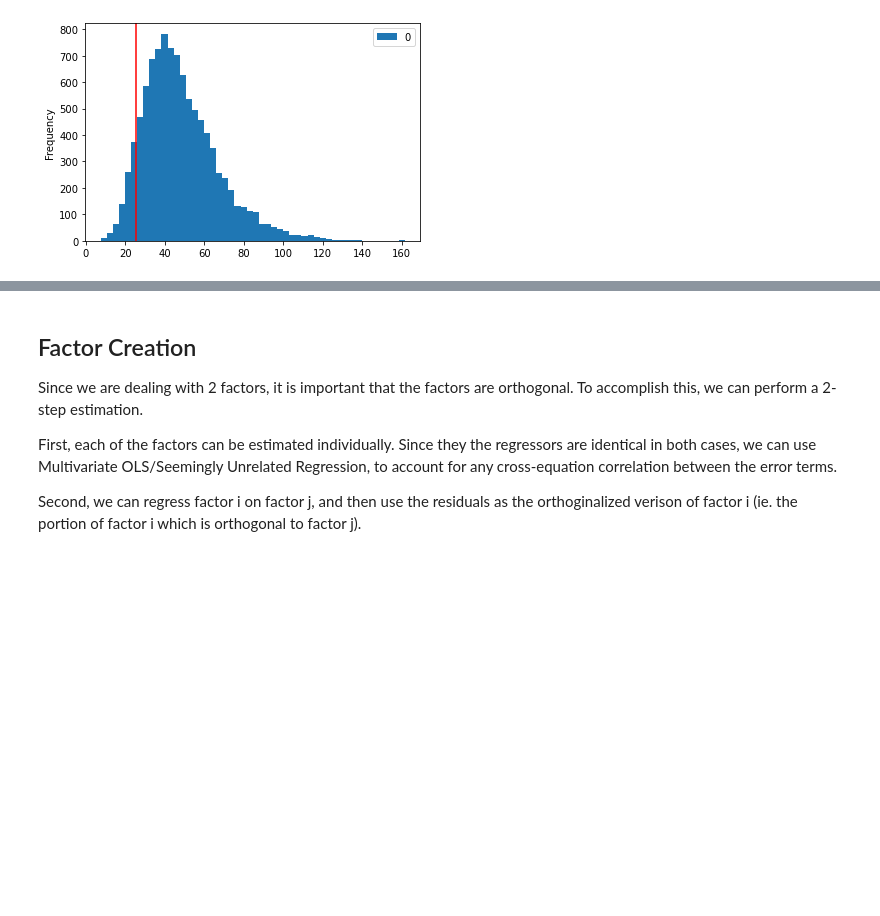
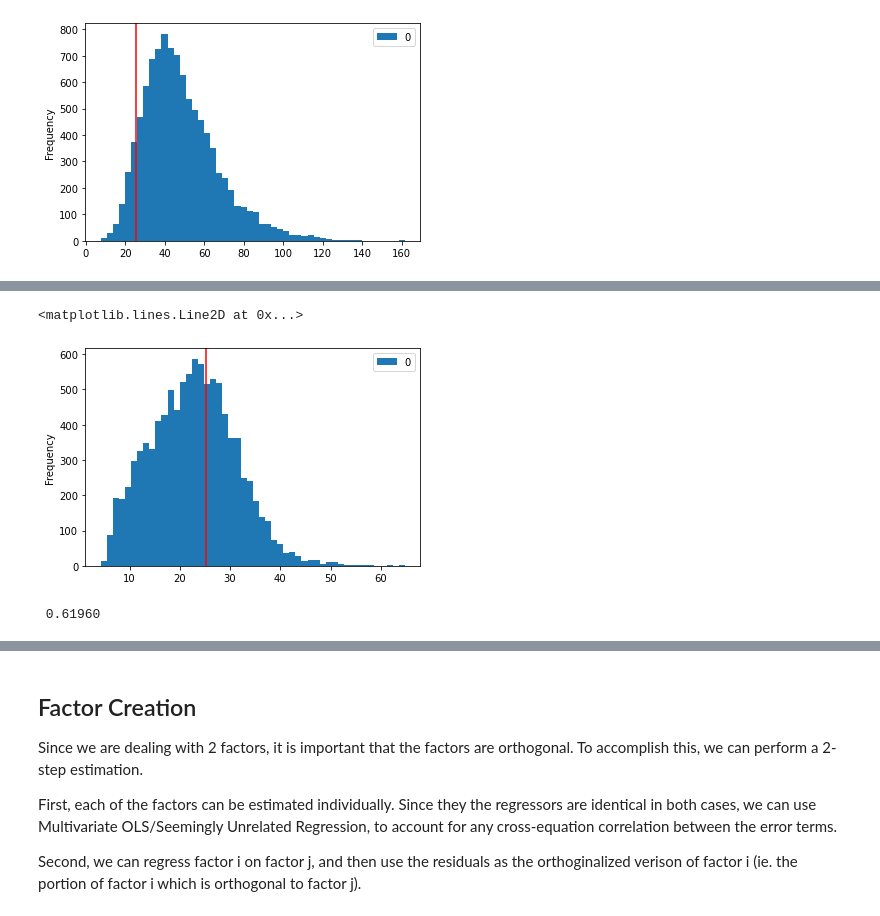
Before and after one commit to santoromano/Macro-Cross-Sectional-Analysis, a Jupyter notebook: mimicking_portfolios.ipynb, the cells around one changed output, grey strips where cells are left out. Saved outputs shown, nothing was run; the diff lists cells and outputs as text; code cells hidden in the pictures; blank space fills up the shorter version.

Commit message:
Added bootstrap procedures

```diff
--- a/mimicking_portfolios.ipynb
+++ b/mimicking_portfolios.ipynb
@@ -238,0 +247,30 @@ pd.DataFrame(boot_cpi_wald).plot.hist(bins=50).axvline(wald_stat_cpi, color='red
+# %%
+index = np.linspace(0,len(assets),10,0).round().astype('int')
+
+boot_sample = []
+for i in range(len(index)-1):
+    boot_sample.append(sample_df_cpi.iloc[index[i]:index[i+1]])
+# %%
+# CPI Block Bootstrap
+block_boot_cpi_wald = []
+n_boots = 10000
+
+for _ in range(n_boots):
+    boot_df = pd.concat([random.choice(boot_sample) for i in range(10)]).sort_index()
+
+    boot_model = sm.OLS(boot_df['cpi_yoy'], boot_df.iloc[:,1:]).fit(cov_type='HAC', cov_kwds={'maxlags':12})
+
+    coeffs_0 = [x + '=0' for x in boot_df.iloc[:,-8:]]
+    block_boot_cpi_wald.append(boot_model.wald_test(','.join(coeffs_0), scalar=True, use_f=False).statistic)
+
+block_boot_cpi_wald = np.array(block_boot_cpi_wald)
+# %%
+pd.DataFrame(block_boot_cpi_wald).plot.hist(bins=50).axvline(wald_stat_cpi, color='red')
+# %% [output]
+<matplotlib.lines.Line2D at 0x...>
+[figure, added]
+# %%
+empirical_p_cpi_block = np.mean(block_boot_cpi_wald <= wald_stat_cpi)
+print(f'{empirical_p_cpi_block: 0.5f}')
+# %% [output]
+ 0.61960
```
Also changed, not shown: parts of 8 cells of this notebook.
